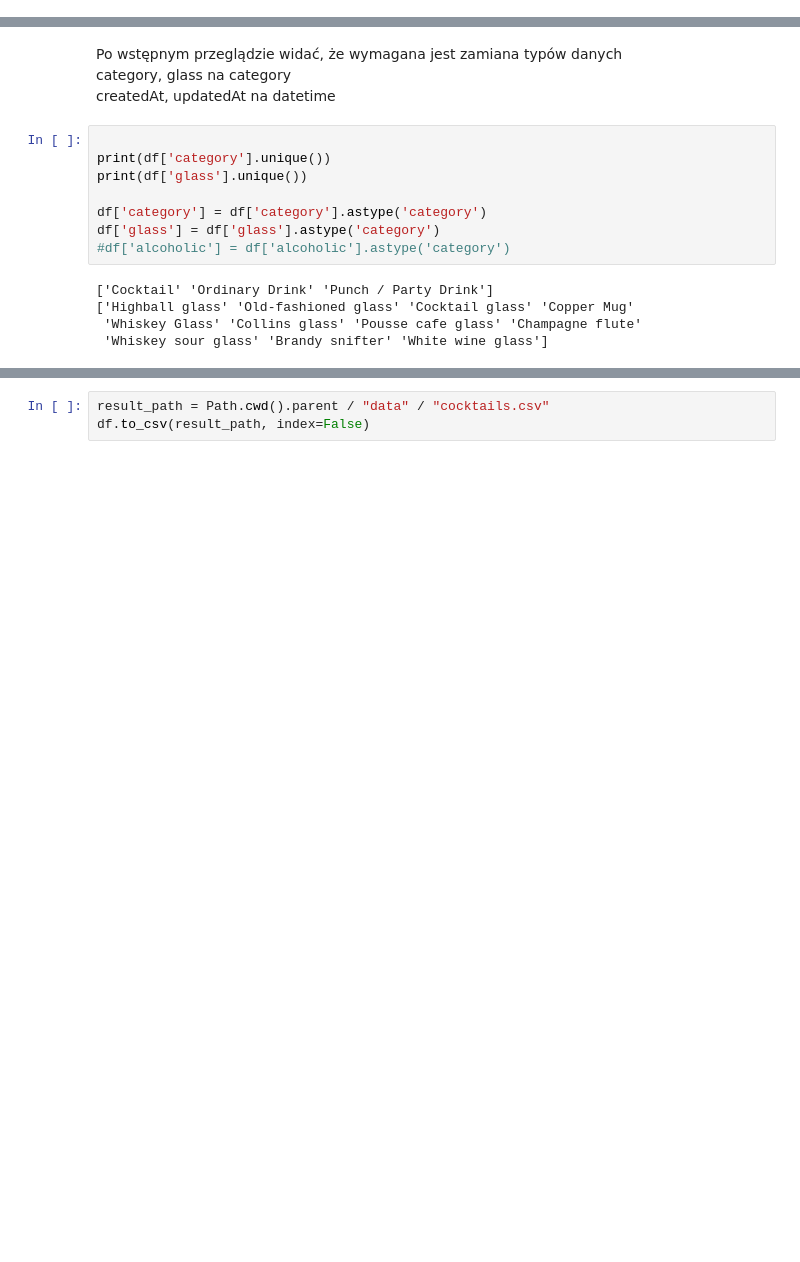
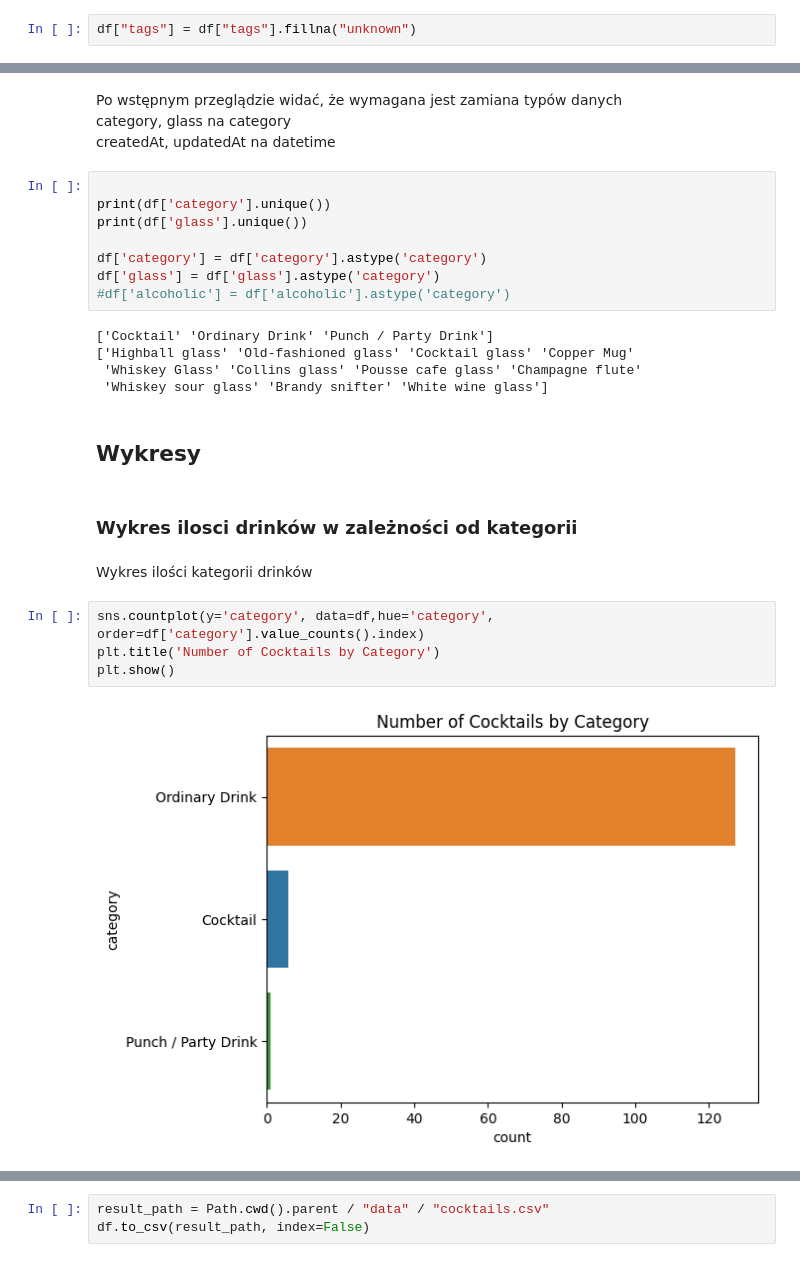
Before and after one commit to NoMoreCookies/KNSolvro-ZadanieR, a Jupyter notebook: eda/EDA.ipynb, the cells around one changed output, grey strips where cells are left out. Saved outputs shown, nothing was run; the diff lists cells and outputs as text; blank space fills up the shorter version.

```diff
--- a/eda/EDA.ipynb
+++ b/eda/EDA.ipynb
@@ -44,3 +58,5 @@ memory usage: 11.6+ KB
+# %%
+df["tags"] = df["tags"].fillna("unknown")
 # %% [markdown]
 ## data types
 # %% [markdown]
@@ -78,3 +94,15 @@ df['glass'] = df['glass'].astype('category')
 ['Highball glass' 'Old-fashioned glass' 'Cocktail glass' 'Copper Mug'
  'Whiskey Glass' 'Collins glass' 'Pousse cafe glass' 'Champagne flute'
  'Whiskey sour glass' 'Brandy snifter' 'White wine glass']
+# %% [markdown]
+## Wykresy
+# %% [markdown]
+### Wykres ilosci drinków w zależności od kategorii
+# %% [markdown]
+Wykres ilości kategorii drinków
+# %%
+sns.countplot(y='category', data=df,hue='category', order=df['category'].value_counts().index)
+plt.title('Number of Cocktails by Category')
+plt.show()
+# %% [output]
+[figure, added]
```
Also changed, not shown: parts of 7 cells of this notebook, 4 other files.
